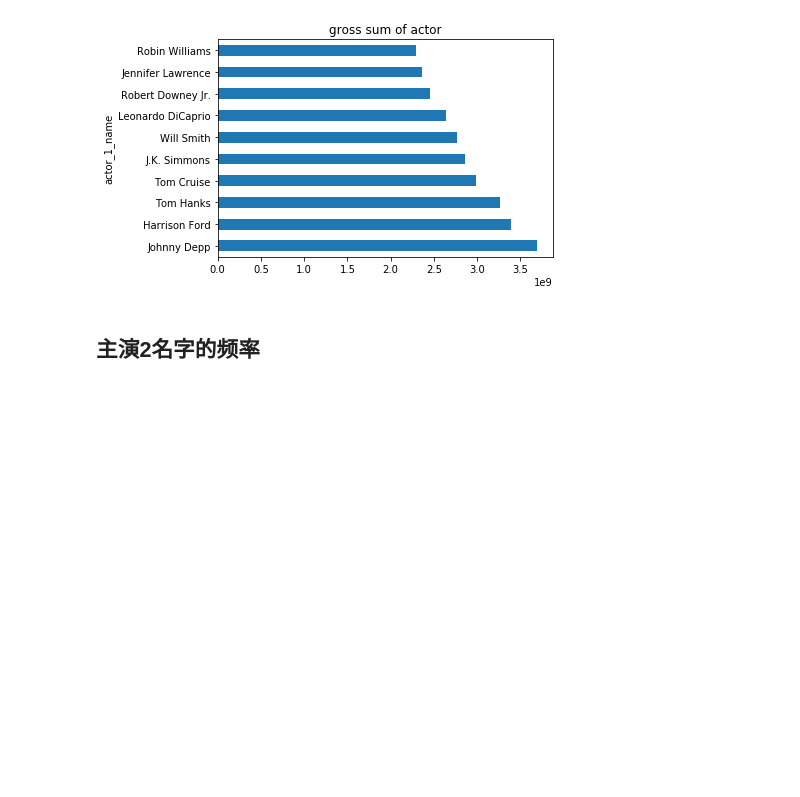
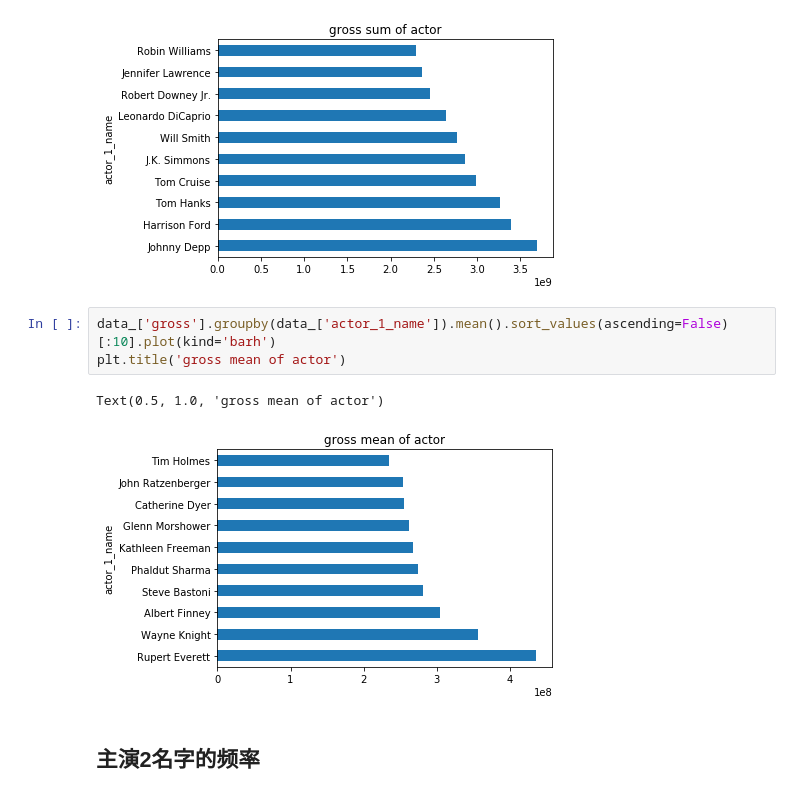
Before and after one commit to yuyi-7/Design-for-course, a Jupyter notebook: movie/movie.ipynb, the cells around one changed output. Cells and saved outputs as stored; diff of their text form; blank space fills up the shorter version.

```diff
--- a/movie/movie.ipynb
+++ b/movie/movie.ipynb
@@ -336,6 +417,12 @@ plt.title('gross sum of actor')
 # %% [output]
 Text(0.5, 1.0, 'gross sum of actor')
 [figure]
+# %%
+data_['gross'].groupby(data_['actor_1_name']).mean().sort_values(ascending=False)[:10].plot(kind='barh')
+plt.title('gross mean of actor')
+# %% [output]
+Text(0.5, 1.0, 'gross mean of actor')
+[figure, added]
 # %% [markdown]
 ## 主演2名字的频率
 # %%
```
Also changed, not shown: parts of 15 cells of this notebook.
